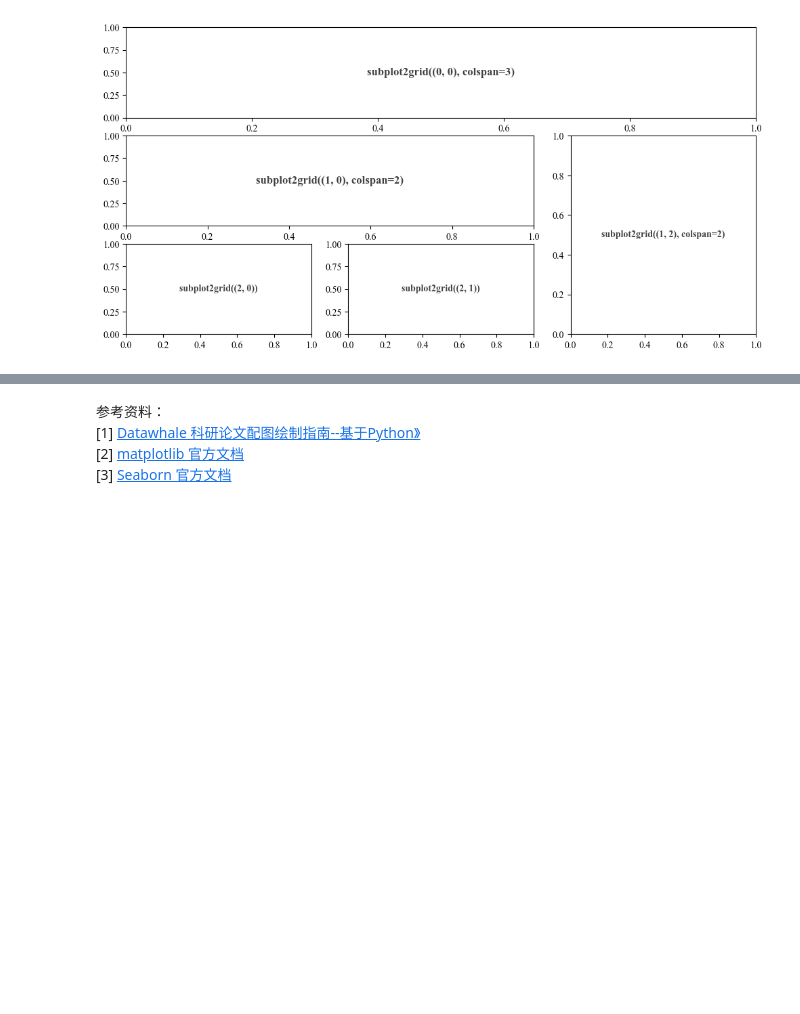
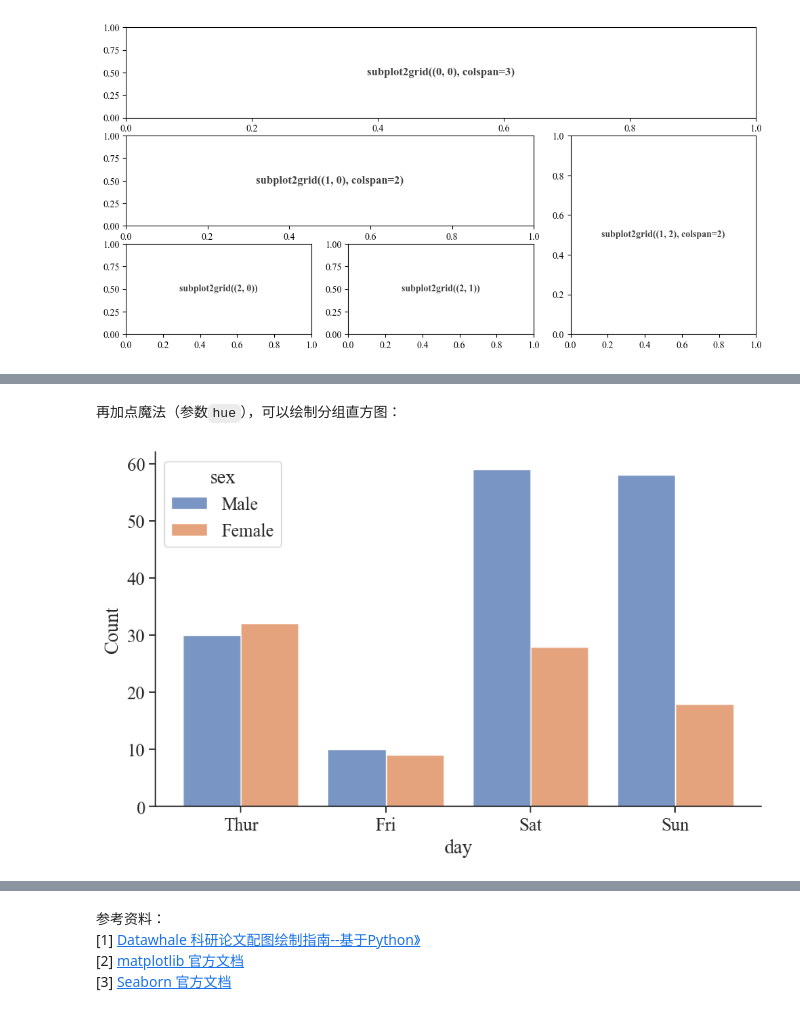
Before and after one commit to GKDGKD/paper_plot_learning, a Jupyter notebook: 第二章 画图工具_Matplotlib.ipynb, the cells around one changed output, grey strips where cells are left out. Drawn from its saved outputs; the diff is of its cells as text; code cells hidden in the pictures; blank space fills up the shorter version.

```diff
--- a/第二章 画图工具_Matplotlib.ipynb
+++ b/第二章 画图工具_Matplotlib.ipynb
@@ -120,0 +191,12 @@ plt.show()
+# %% [markdown]
+再加点魔法（参数`hue`），可以绘制分组直方图：
+# %%
+tips = sns.load_dataset("tips")
+
+plt.figure(figsize=(10,6),dpi=100,facecolor="w")
+sns.histplot(data=tips, x="day", hue="sex", multiple="dodge", shrink=.8)
+
+plt.savefig('./images/Seaborn_histplot_hue.png', dpi=300, bbox_inches='tight')
+plt.show()
+# %% [output]
+[figure, added]
```
Also changed, not shown: parts of 21 cells of this notebook, 11 other files.
